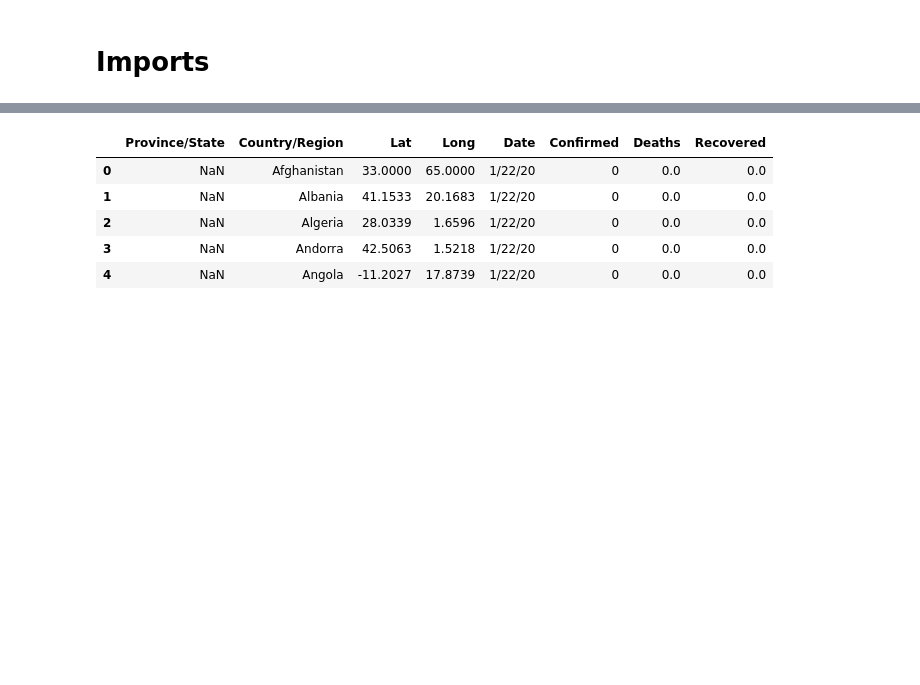
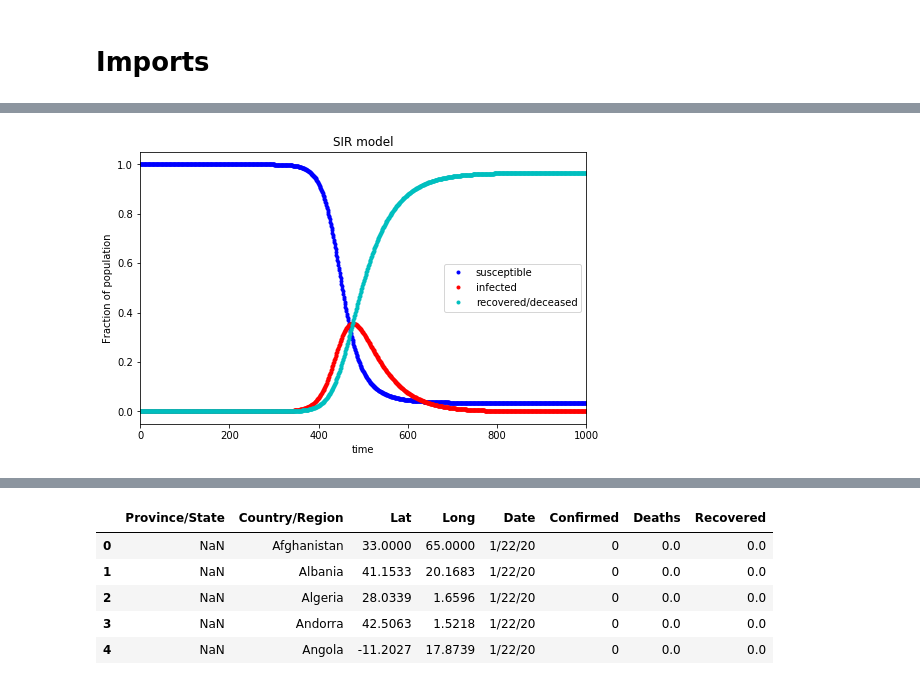
Before and after one commit to NeGroid/covid19-ru, a Jupyter notebook: sir_model_russia.ipynb, the cells around one changed output, grey strips where cells are left out. Saved outputs shown, nothing was run; the diff lists cells and outputs as text; code cells hidden in the pictures; blank space fills up the shorter version.

Commit message:
Try to implement SIR model

```diff
--- a/sir_model_russia.ipynb
+++ b/sir_model_russia.ipynb
@@ -39,0 +109,23 @@ Text(0.5, 0, 'Date')
+# %%
+# Parameters of the model
+N = 7800*(10**6)
+b0 = 0
+beta = 0.7
+gamma = 0.2
+hs = 0.1
+
+sus, inf, rec = SIR(N, b0, beta, gamma, hs)
+
+f = plt.figure(figsize=(8,5))
+plt.plot(sus, 'b.', label='susceptible');
+plt.plot(inf, 'r.', label='infected');
+plt.plot(rec, 'c.', label='recovered/deceased');
+plt.title("SIR model")
+plt.xlabel("time", fontsize=10);
+plt.ylabel("Fraction of population", fontsize=10);
+plt.legend(loc='best')
+plt.xlim(0,1000)
+plt.savefig('SIR_example.png')
+plt.show()
+# %% [output]
+[figure, added]
```
Also changed, not shown: parts of 3 cells of this notebook, 3 other files.
